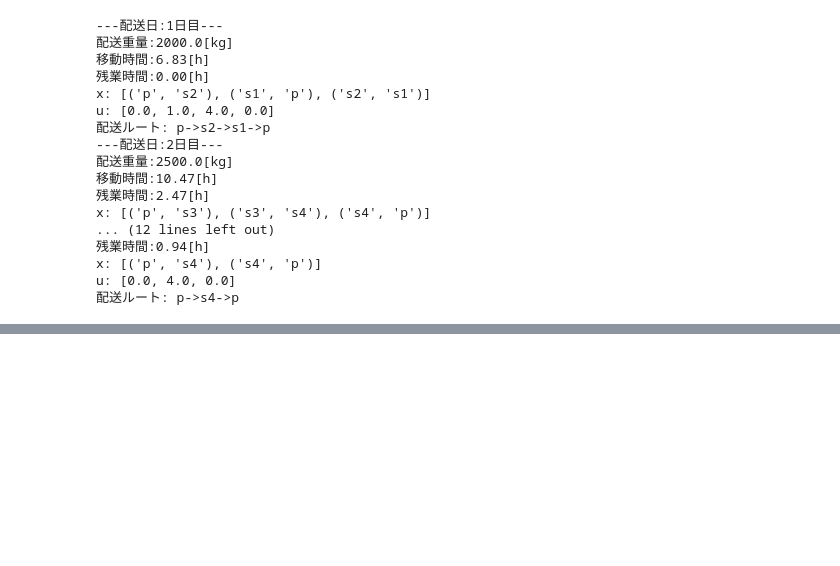
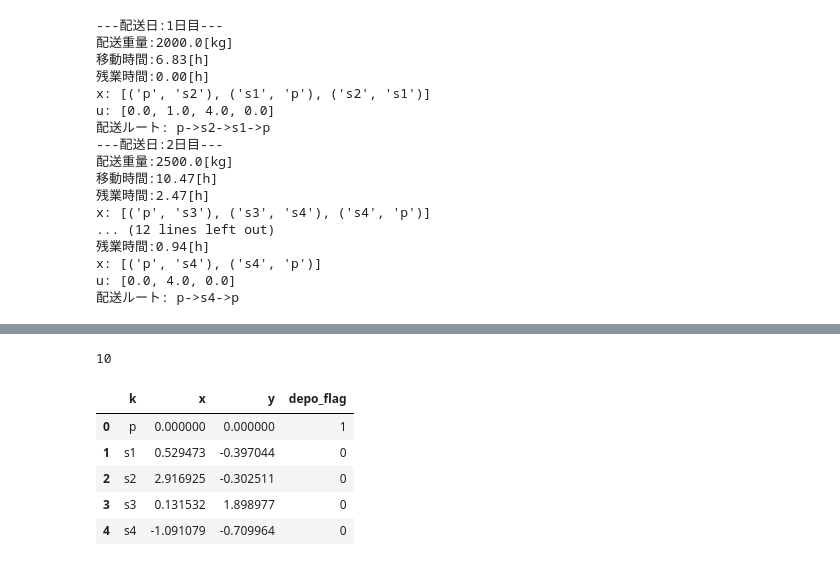
Before and after one commit to maton369/PyOptBook_Practice, a Jupyter notebook: 5_routing/main.ipynb, the cells around one changed output, grey strips where cells are left out. Drawn from its saved outputs; the diff is of its cells as text; code cells hidden in the pictures; blank space fills up the shorter version.

```diff
--- a/5_routing/main.ipynb
+++ b/5_routing/main.ipynb
@@ -223,0 +233,12 @@ for r in R:
+# %%
+k_df = pd.read_csv("locations.csv")
+print(len(k_df))
+k_df.head()
+# %% [output]
+10
+|  | k | x | y | depo_flag |
+| 0 | p | 0.000000 | 0.000000 | 1 |
+| 1 | s1 | 0.529473 | -0.397044 | 0 |
+| 2 | s2 | 2.916925 | -0.302511 | 0 |
+| 3 | s3 | 0.131532 | 1.898977 | 0 |
+| 4 | s4 | -1.091079 | -0.709964 | 0 |
```
Also changed, not shown: parts of 11 cells of this notebook.
